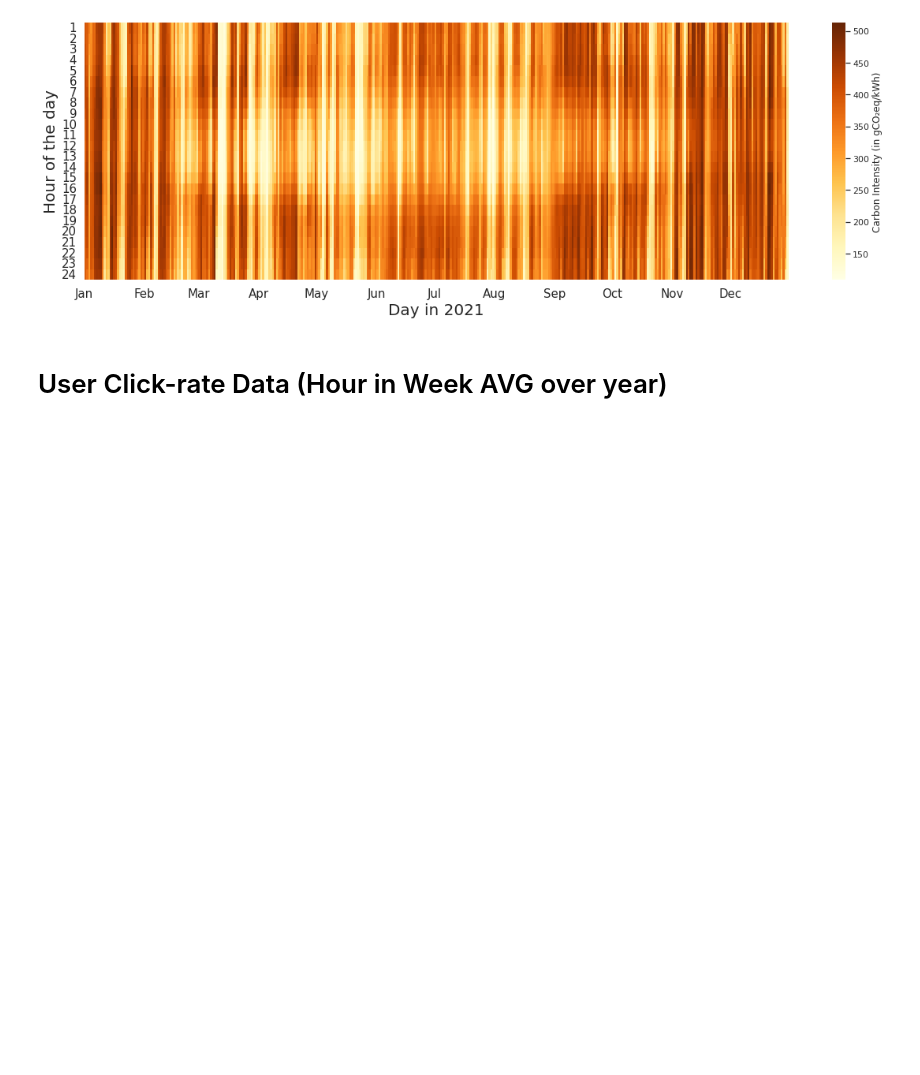
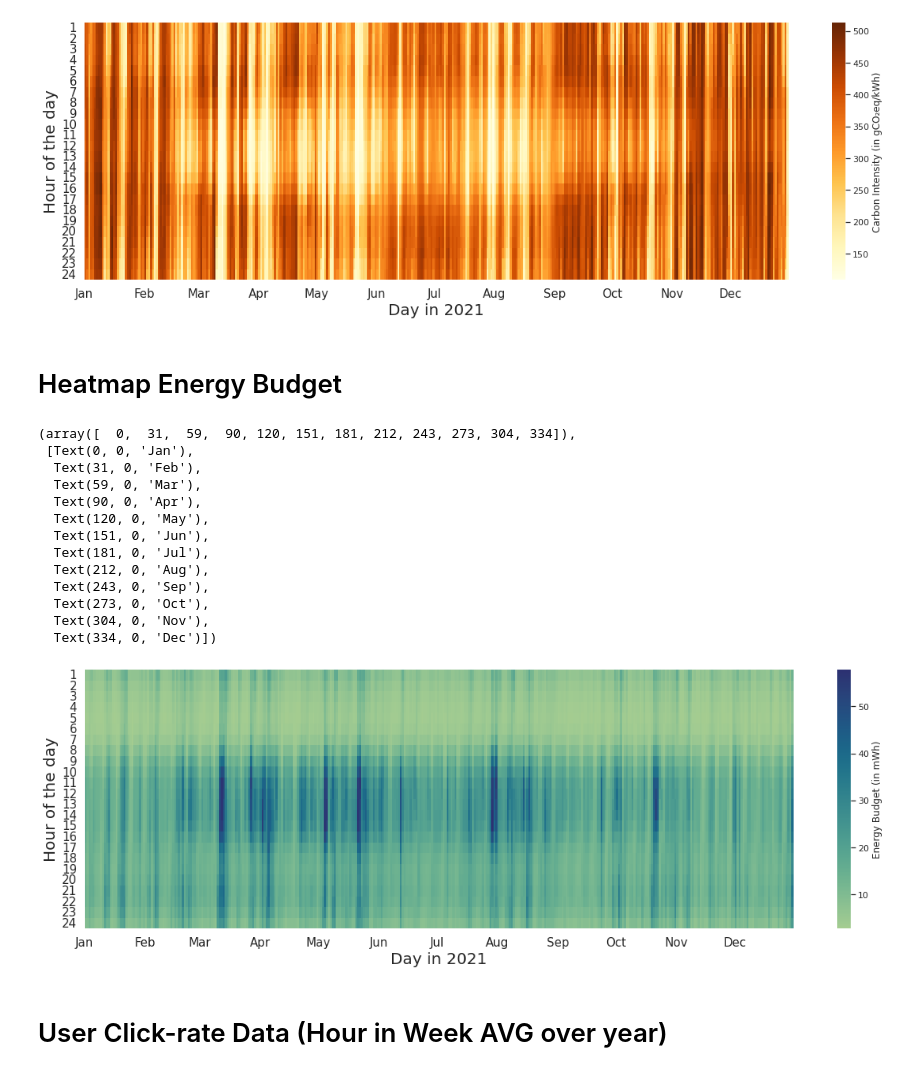
Before and after one commit to Vottz/master-thesis, a Jupyter notebook: dataViz/00_GeneralDataViz.ipynb, the cells around one changed output. Cells and saved outputs as stored; diff of their text form; code cells hidden in the pictures; blank space fills up the shorter version.

Commit message:
added heatmaps in seaborn

```diff
--- a/dataViz/00_GeneralDataViz.ipynb
+++ b/dataViz/00_GeneralDataViz.ipynb
@@ -83,0 +82,2 @@ fig_user.savefig("../img/ci_heatmap.png", bbox_inches = 'tight')
+# %% [markdown]
+# Heatmap Energy Budget
@@ -83,0 +107,39 @@ fig_user.savefig("../img/ci_heatmap.png", bbox_inches = 'tight')
+# %%
+sns.set(rc={'figure.figsize':(20,6)})
+# Datetime Axis
+base = datetime(2021, 1, 1)
+dates = base + (np.arange(365) * timedelta(days=1))
+
+DaysMonths = [0,31,28,31,30,31,30,31,31,30,31,30]
+
+for  i in range(1,len(DaysMonths)):
+    DaysMonths[i] = DaysMonths[i-1] + DaysMonths[i]
+
+months = ['Jan','Feb','Mar','Apr','May','Jun','Jul','Aug','Sep','Oct','Nov','Dec']
+eb_heatmap = sns.heatmap(daily_eb_2021, cmap="crest", cbar_kws={'label': 'Energy Budget (in mWh)'})
+
+eb_heatmap.set_xlabel('Day in 2021', fontdict={'size': 20})
+eb_heatmap.set_ylabel('Hour of the day', fontdict={'size': 20})
+
+eb_heatmap.set_yticklabels([i for i in range(1,25)],fontdict={'size': 15})
+
+eb_heatmap.set_xticks(DaysMonths)
+eb_heatmap.set_xticklabels(months,fontdict={'size': 15})
+
+
+plt.xticks(rotation=0)
+# %% [output]
+(array([  0,  31,  59,  90, 120, 151, 181, 212, 243, 273, 304, 334]),
+ [Text(0, 0, 'Jan'),
+  Text(31, 0, 'Feb'),
+  Text(59, 0, 'Mar'),
+  Text(90, 0, 'Apr'),
+  Text(120, 0, 'May'),
+  Text(151, 0, 'Jun'),
+  Text(181, 0, 'Jul'),
+  Text(212, 0, 'Aug'),
+  Text(243, 0, 'Sep'),
+  Text(273, 0, 'Oct'),
+  Text(304, 0, 'Nov'),
+  Text(334, 0, 'Dec')])
+[figure, added]
```
Also changed, not shown: parts of 4 cells of this notebook.
